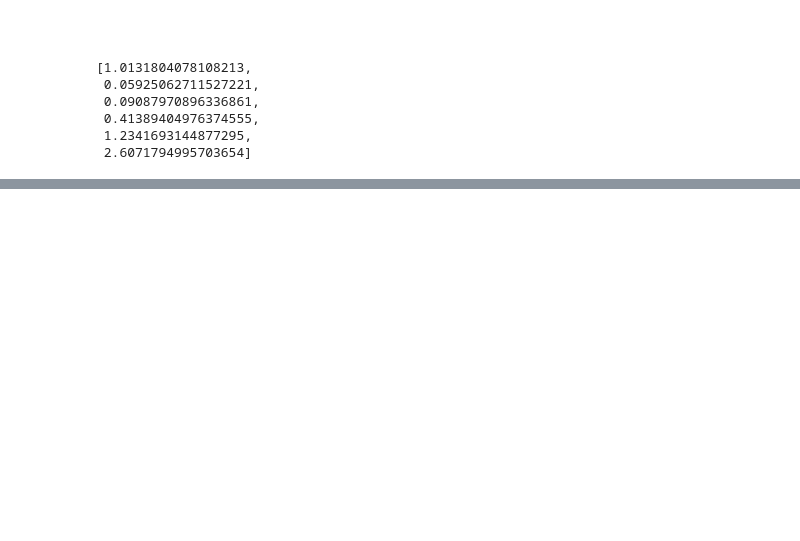
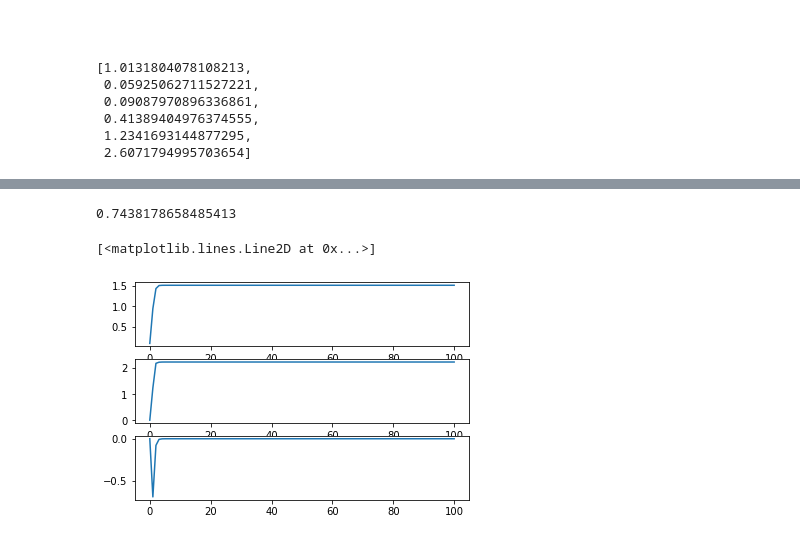
Before and after one commit to dialectic/Navigation_LearnEngine, a Jupyter notebook: VehicleSimulation.ipynb, the cells around one changed output, grey strips where cells are left out. Saved outputs shown, nothing was run; the diff lists cells and outputs as text; code cells hidden in the pictures; blank space fills up the shorter version.

```diff
--- a/VehicleSimulation.ipynb
+++ b/VehicleSimulation.ipynb
@@ -82,0 +107,5 @@ x1.plot_state()
+# %%
+test_predictions1=model_conv1D_tar1.predict(test_data_reshaped)
+test_predictions2=model_conv1D_tar2.predict(test_data_reshaped)
+test_predictions3=model_conv1D_tar3.predict(test_data_reshaped)
+test_predictions4=model_conv1D_tar4.predict(test_data_reshaped)
@@ -82,0 +117,43 @@ x1.plot_state()
+# %%
+def TargetAray(t1,t2,t3,t4):
+
+    target = []
+    for x in range(0,len(t1)):
+        Array = np.array([t1[x],t2[x],t3[x],t4[x]])
+        target.append(Array)
+    return np.asarray(target).reshape(len(t1),4)
+# %%
+goodinp = np.asarray(df_good_inp)
+predtar = TargetAray(test_predictions1,test_predictions2,test_predictions3,test_predictions4)
+indx = 4
+Vmove = nt.Gen_MoveC2(goodinp,predtar,indx,parts=6)
+# %%
+Vmove[:,10][1]
+# %% [output]
+0.7438178658485413
+# %%
+import matplotlib.pyplot as plt
+
+ind = 10
+# Simulation parameter
+syspos = v1.PosControlSystem()
+nT = 100;
+T = np.linspace(0,100,nT)
+x0 = np.array([.1,0,0,0,0,0])  # initial condition
+inp = np.ones(T.shape)*3
+U = [inp*Vmove[:,ind][0],inp*Vmove[:,ind][1],inp*0]
+# input response without controller
+t, y = ct.input_output_response(syspos, T,U,x0,solve_ivp_method='Radau')
+
+# Plot
+plt.figure(2)
+plt.figure(2,figsize=[12.8,9.6])
+plt.subplot(311)
+plt.plot(t,y[0])
+plt.subplot(312)
+plt.plot(t,y[1])
+plt.subplot(313)
+plt.plot(t,y[2])
+# %% [output]
+[<matplotlib.lines.Line2D at 0x...>]
+[figure, added]
```
Also changed, not shown: parts of 10 cells of this notebook, 34 other files.
